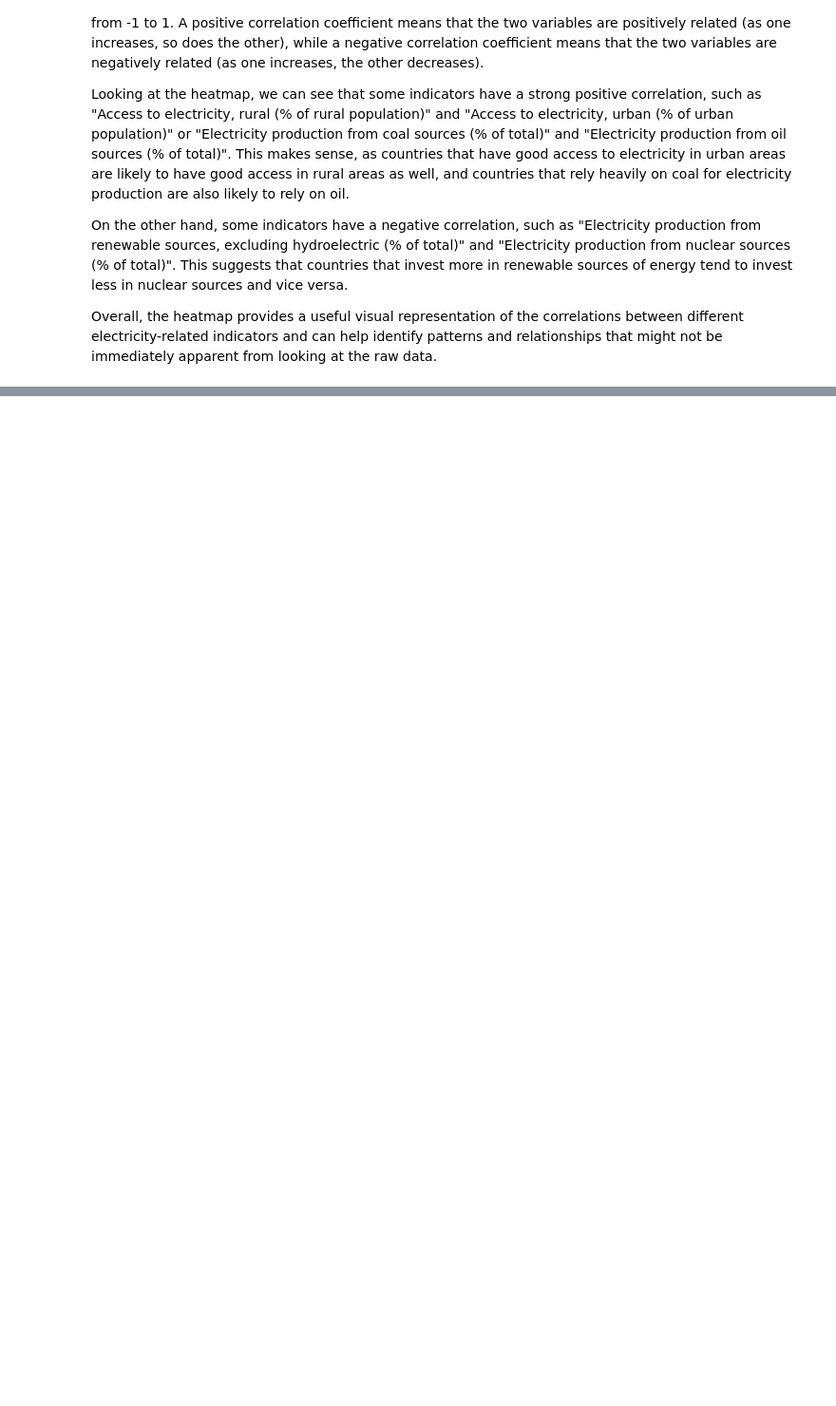
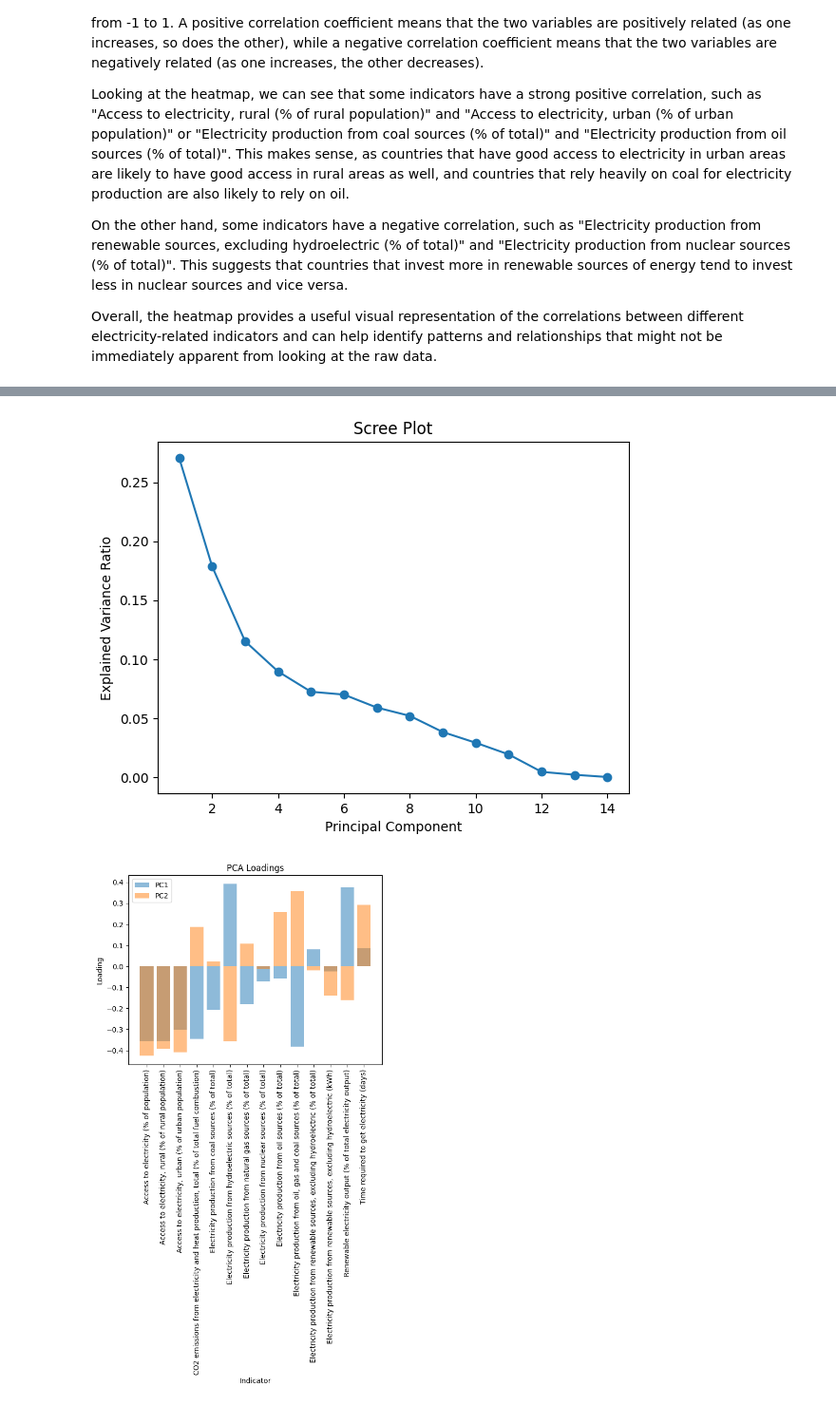
Before and after one commit to MaliheDahmardeh/World-Development-Indicators, a Jupyter notebook: WDI.ipynb, the cells around one changed output, grey strips where cells are left out. Shown at 95% size. Drawn from its saved outputs; the diff is of its cells as text; code cells hidden in the pictures; blank space fills up the shorter version.

```diff
--- a/WDI.ipynb
+++ b/WDI.ipynb
@@ -423,0 +436,52 @@ Overall, the heatmap provides a useful visual representation of the correlations
+# %%
+from sklearn.decomposition import PCA
+from sklearn.preprocessing import StandardScaler
+from sklearn.impute import SimpleImputer
+
+# Replace NaN values with the mean
+imputer = SimpleImputer()
+pivoted_imputed = pd.DataFrame(imputer.fit_transform(pivoted), index=pivoted.index, columns=pivoted.columns)
+
+# Standardize the data
+scaler = StandardScaler()
+scaled_data = scaler.fit_transform(pivoted_imputed)
+
+# Perform PCA
+pca = PCA()
+pca.fit(scaled_data)
+
+# Get the explained variance ratios
+explained_variances = pca.explained_variance_ratio_
+
+# Plot the scree plot
+plt.plot(np.arange(len(explained_variances))+1, explained_variances, 'o-')
+plt.xlabel('Principal Component')
+plt.ylabel('Explained Variance Ratio')
+plt.title('Scree Plot')
+plt.show()
+
+# Get the loadings for the first two principal components
+loadings = pca.components_[:2].T
+
+# Plot the loadings
+plt.bar(np.arange(loadings.shape[0]), loadings[:, 0], alpha=0.5, label='PC1')
+plt.bar(np.arange(loadings.shape[0]), loadings[:, 1], alpha=0.5, label='PC2')
+plt.xticks(np.arange(loadings.shape[0]), pivoted.columns, rotation=90)
+plt.xlabel('Indicator')
+plt.ylabel('Loading')
+plt.title('PCA Loadings')
+plt.legend()
+plt.show()
+
+# Transform the data to the first two principal components
+pca_data = pca.transform(scaled_data)[:, :2]
+
+# Plot the transformed data
+plt.scatter(pca_data[:, 0], pca_data[:, 1])
+plt.xlabel('PC1')
+plt.ylabel('PC2')
+plt.title('PCA Results')
+plt.show()
+# %% [output]
+[figure, added]
+[figure, added]
```
Also changed, not shown: parts of 4 cells of this notebook.
